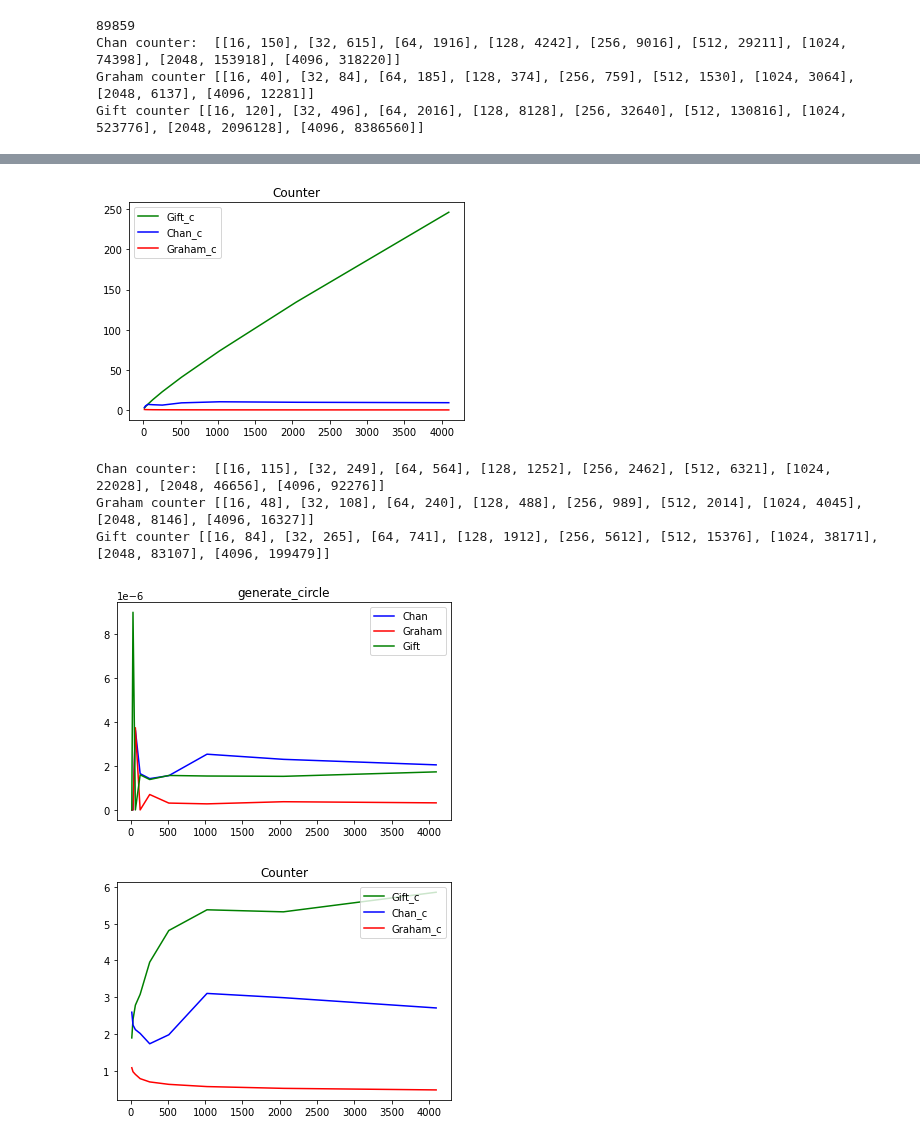
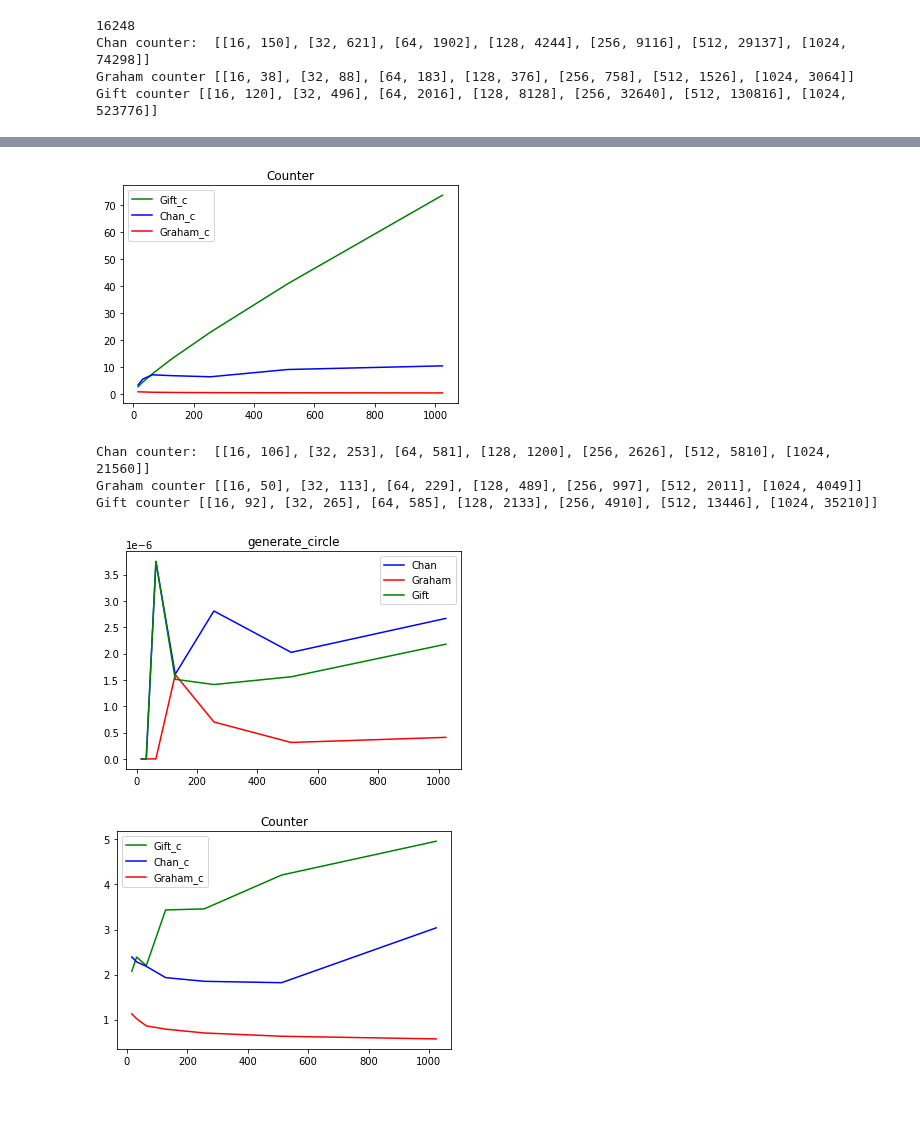
Before and after one commit to Nimakii/etkortnavn, a Jupyter notebook: handin2/H2.ipynb, the cells around one changed output, grey strips where cells are left out. Drawn from its saved outputs; the diff is of its cells as text; code cells hidden in the pictures; blank space fills up the shorter version.

```diff
--- a/handin2/H2.ipynb
+++ b/handin2/H2.ipynb
@@ -238,7 +278,7 @@ def INC_CH_upper(pointss):
     Graham's Scan, upper hull only
     """
     points = pointss
-    quickSort(points, 0, len(points)-1)
+    mergeSort(points)
     upper = points[0:2]
     for p in points[2:]:
         while len(upper)>=2 and left_turn(upper[-2], upper[-1], p):
@@ -256,7 +296,7 @@ def INC_CH_lower(pointss):
     Graham's Scan, lower hull only
     """
     points = pointss
-    quickSort(points, 0, len(points)-1)
+    mergeSort(points)
     upper = points[0:2]
     for p in points[2:]:
         while len(upper)>=2 and left_turn(upper[-2], upper[-1], p):
@@ -498,7 +529,7 @@ import time
 def timeAlgorithm(alg, generator):
     res = []
     res_counter = []
-    for i in range(4,13):
+    for i in range(4,11):
         global counter_left_turn
         counter_left_turn = 0
         num_points = 2**i
@@ -590,4 +621,4 @@ Gift counter [[16, 92], [32, 196], [64, 531], [128, 1912], [256, 3960], [512, 80
-89859
-Chan counter:  [[16, 150], [32, 615], [64, 1916], [128, 4242], [256, 9016], [512, 29211], [1024, 74398], [2048, 153918], [4096, 318220]]
-Graham counter [[16, 40], [32, 84], [64, 185], [128, 374], [256, 759], [512, 1530], [1024, 3064], [2048, 6137], [4096, 12281]]
-Gift counter [[16, 120], [32, 496], [64, 2016], [128, 8128], [256, 32640], [512, 130816], [1024, 523776], [2048, 2096128], [4096, 8386560]]
+16248
+Chan counter:  [[16, 150], [32, 621], [64, 1902], [128, 4244], [256, 9116], [512, 29137], [1024, 74298]]
+Graham counter [[16, 38], [32, 88], [64, 183], [128, 376], [256, 758], [512, 1526], [1024, 3064]]
+Gift counter [[16, 120], [32, 496], [64, 2016], [128, 8128], [256, 32640], [512, 130816], [1024, 523776]]
@@ -595,6 +626,6 @@ Gift counter [[16, 120], [32, 496], [64, 2016], [128, 8128], [256, 32640], [512,
-[figure, old version]
+[figure, new version]
-Chan counter:  [[16, 115], [32, 249], [64, 564], [128, 1252], [256, 2462], [512, 6321], [1024, 22028], [2048, 46656], [4096, 92276]]
-Graham counter [[16, 48], [32, 108], [64, 240], [128, 488], [256, 989], [512, 2014], [1024, 4045], [2048, 8146], [4096, 16327]]
-Gift counter [[16, 84], [32, 265], [64, 741], [128, 1912], [256, 5612], [512, 15376], [1024, 38171], [2048, 83107], [4096, 199479]]
+Chan counter:  [[16, 106], [32, 253], [64, 581], [128, 1200], [256, 2626], [512, 5810], [1024, 21560]]
+Graham counter [[16, 50], [32, 113], [64, 229], [128, 489], [256, 997], [512, 2011], [1024, 4049]]
+Gift counter [[16, 92], [32, 265], [64, 585], [128, 2133], [256, 4910], [512, 13446], [1024, 35210]]
-[figure, old version]
+[figure, new version]
-[figure, old version]
+[figure, new version]
```
Also changed, not shown: parts of 8 cells of this notebook.
